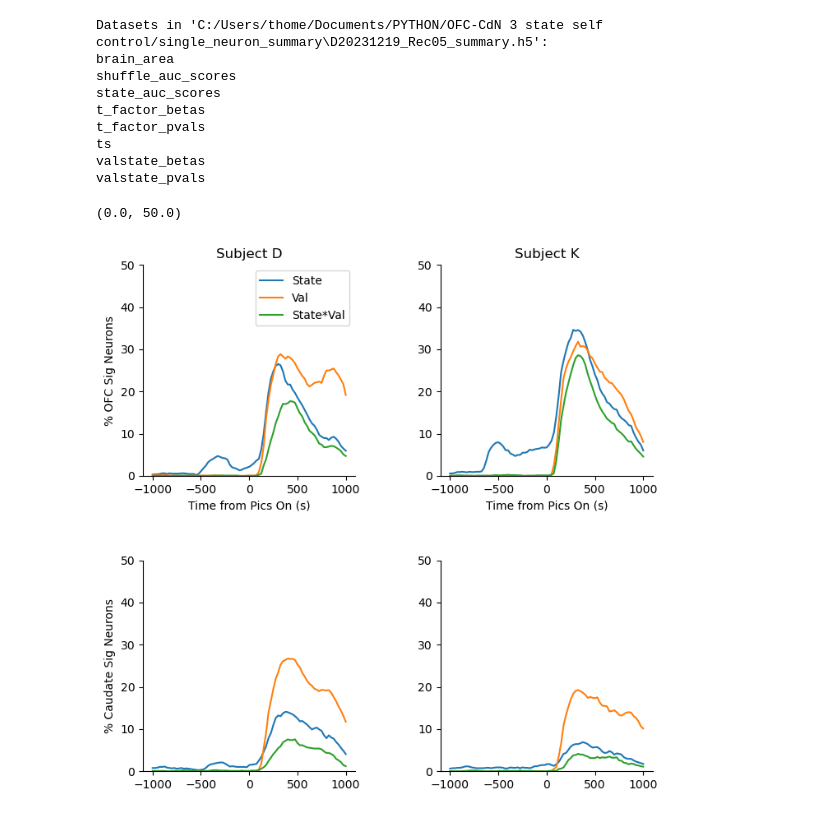
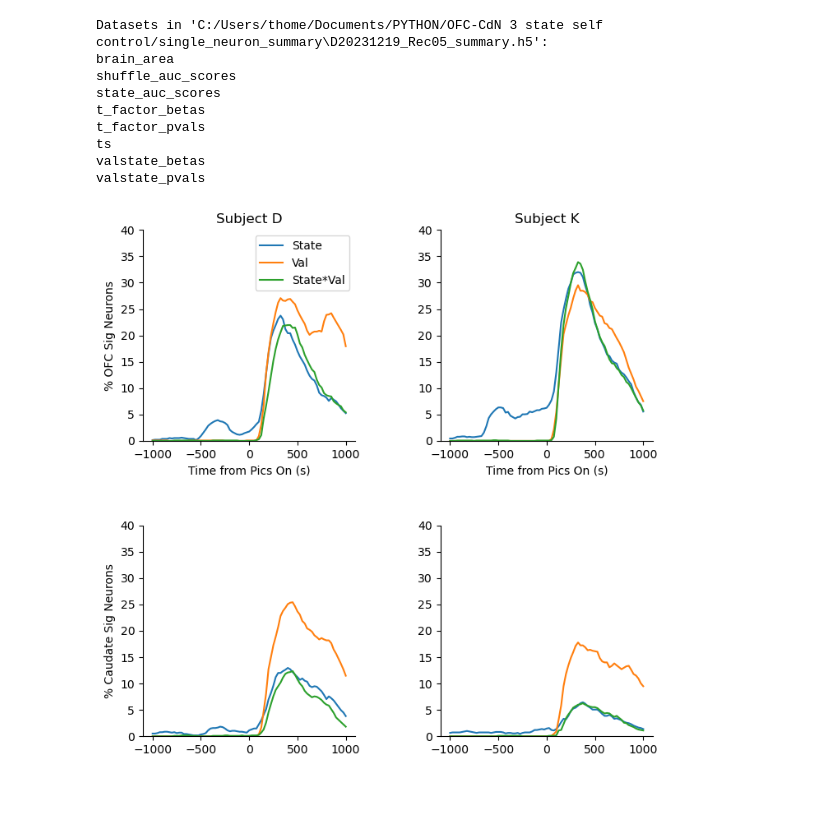
Before and after one commit to t-elston/FS_self_control, a Jupyter notebook: analysis/single_neuron_plotting_one_hot.ipynb, the cells around one changed output. Saved outputs shown, nothing was run; the diff lists cells and outputs as text; code cells hidden in the pictures.

```diff
--- a/analysis/single_neuron_plotting_one_hot.ipynb
+++ b/analysis/single_neuron_plotting_one_hot.ipynb
@@ -197,13 +197,12 @@ valstate_betas = np.concatenate(valstate_betas, axis=0)
 valstate_pvals = np.concatenate(valstate_pvals, axis=0)
 # %%
 # pull out the factors
-thresh = .01
+thresh = .01 # this is severe enough to account for any multiple-comparisons issues
 state_coding = (t_factor_pvals[:,:,0] < thresh) | (t_factor_pvals[:,:,1] < thresh) | (t_factor_pvals[:,:,2] < thresh)
 val_coding = (t_factor_pvals[:,:,3] < thresh)
-state_val_coding = (t_factor_pvals[:,:,4] < thresh) | (t_factor_pvals[:,:,5] < thresh) | (t_factor_pvals[:,:,6] < thresh) & ~val_coding
-state_coding = state_coding
+state_val_coding = (t_factor_pvals[:,:,4] < thresh) | (t_factor_pvals[:,:,5] < thresh) | (t_factor_pvals[:,:,6] < thresh)
 
-temporal_thresh = 5
+temporal_thresh = 6 # a neuron must be continuously selective for 1.5x the window length (6 samples = 150 ms; window len = 100 ms)
 _, state_coding2 = find_candidate_states(state_coding, 1, temporal_thresh, .5)
 _, val_coding2 = find_candidate_states(val_coding, 1, temporal_thresh, .5)
 _, state_val_coding2 = find_candidate_states(state_val_coding, 1, temporal_thresh, .5)
@@ -214,7 +213,7 @@ d_ix = subject == 0
 k_ix = subject == 1
 
 
-ylims = (0, 50)
+ylims = (0, 40)
 
 fig, prop_ax = plt.subplots(2, 2, figsize=(8, 8))
 plt.subplots_adjust(wspace=0.4, hspace=0.4)  # add some white space
@@ -232,32 +231,31 @@ prop_ax[0,0].legend()
 
 
 prop_ax[1,0].plot(ts, np.mean(state_coding2[cdn_ix & d_ix, :], axis=0) * 100)
 prop_ax[1,0].plot(ts, np.mean(val_coding2[cdn_ix & d_ix, :], axis=0) * 100)
 prop_ax[1,0].plot(ts, np.mean(state_val_coding2[cdn_ix & d_ix, :], axis=0) * 100)
 prop_ax[1,0].spines['top'].set_visible(False)
 prop_ax[1,0].spines['right'].set_visible(False)
 prop_ax[1,0].set_ylim(ylims)
 prop_ax[1,0].set_ylabel('% Caudate Sig Neurons')
 
 prop_ax[0,1].plot(ts, np.mean(state_coding2[ofc_ix & k_ix, :], axis=0) * 100, label='State')
 prop_ax[0,1].plot(ts, np.mean(val_coding2[ofc_ix & k_ix, :], axis=0) * 100, label='Val')
 prop_ax[0,1].plot(ts, np.mean(state_val_coding2[ofc_ix & k_ix, :], axis=0) * 100, label='State*Val')
 prop_ax[0,1].spines['top'].set_visible(False)
 prop_ax[0,1].spines['right'].set_visible(False)
 prop_ax[0,1].set_ylim(ylims)
 prop_ax[0,1].set_xlabel('Time from Pics On (s)')
 prop_ax[0,1].set_title('Subject K')
 
 
 prop_ax[1,1].plot(ts, np.mean(state_coding2[cdn_ix & k_ix, :], axis=0) * 100)
 prop_ax[1,1].plot(ts, np.mean(val_coding2[cdn_ix & k_ix, :], axis=0) * 100)
 prop_ax[1,1].plot(ts, np.mean(state_val_coding2[cdn_ix & k_ix, :], axis=0) * 100)
 prop_ax[1,1].spines['top'].set_visible(False)
 prop_ax[1,1].spines['right'].set_visible(False)
 prop_ax[1,1].set_ylim(ylims)
 
 # save the figure
 #fig.savefig('one_hot_sig_units.svg')
 # %% [output]
-(0.0, 50.0)
-[figure, old version]
+[figure, new version]
```
Also changed, not shown: parts of 3 cells of this notebook.
